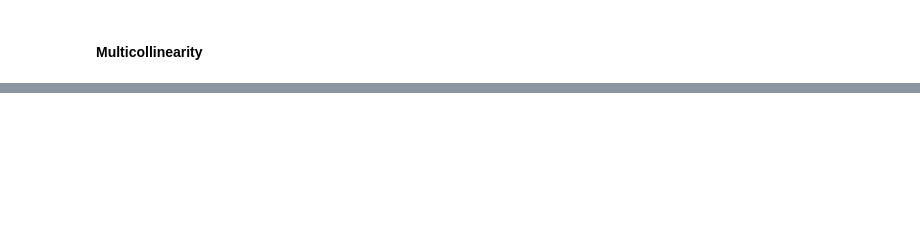
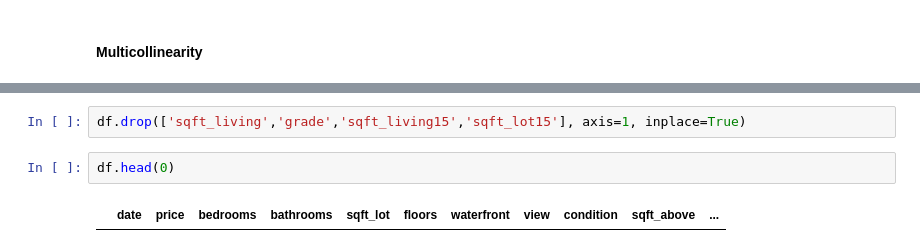
Before and after one commit to sid401/dsc-1-final-project-online-ds-sp-000, a Jupyter notebook: student.ipynb, the cells around one changed output, grey strips where cells are left out. Cells and saved outputs as stored; diff of their text form; blank space fills up the shorter version.

```diff
--- a/student.ipynb
+++ b/student.ipynb
@@ -305,0 +359,6 @@ sns.heatmap(corr, mask=mask, cmap=cmap, vmax=.3, center=0,
+# %%
+df.drop(['sqft_living','grade','sqft_living15','sqft_lot15'], axis=1, inplace=True)
+# %%
+df.head(0)
+# %% [output]
+|  | date | price | bedrooms | bathrooms | sqft_lot | floors | waterfront | view | condition | sqft_above | ... |
```
Also changed, not shown: parts of 14 cells of this notebook.
